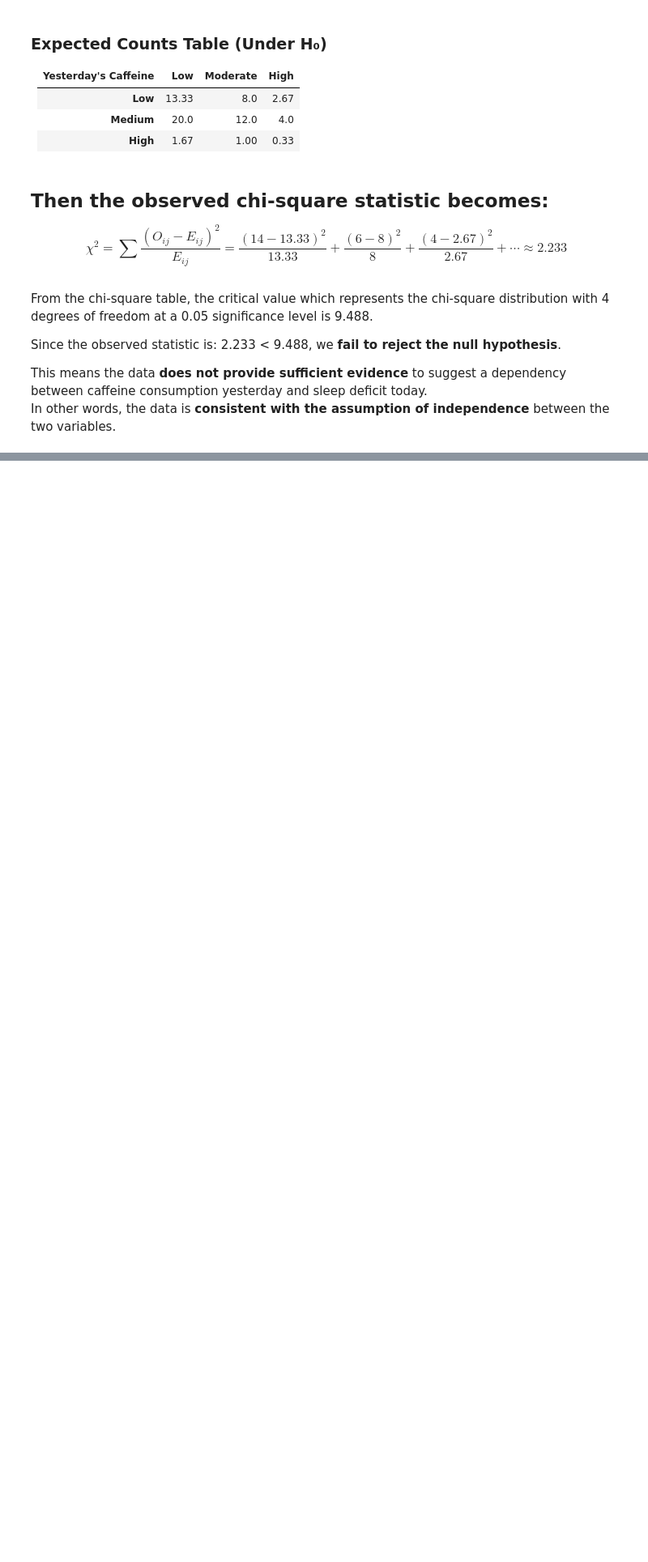
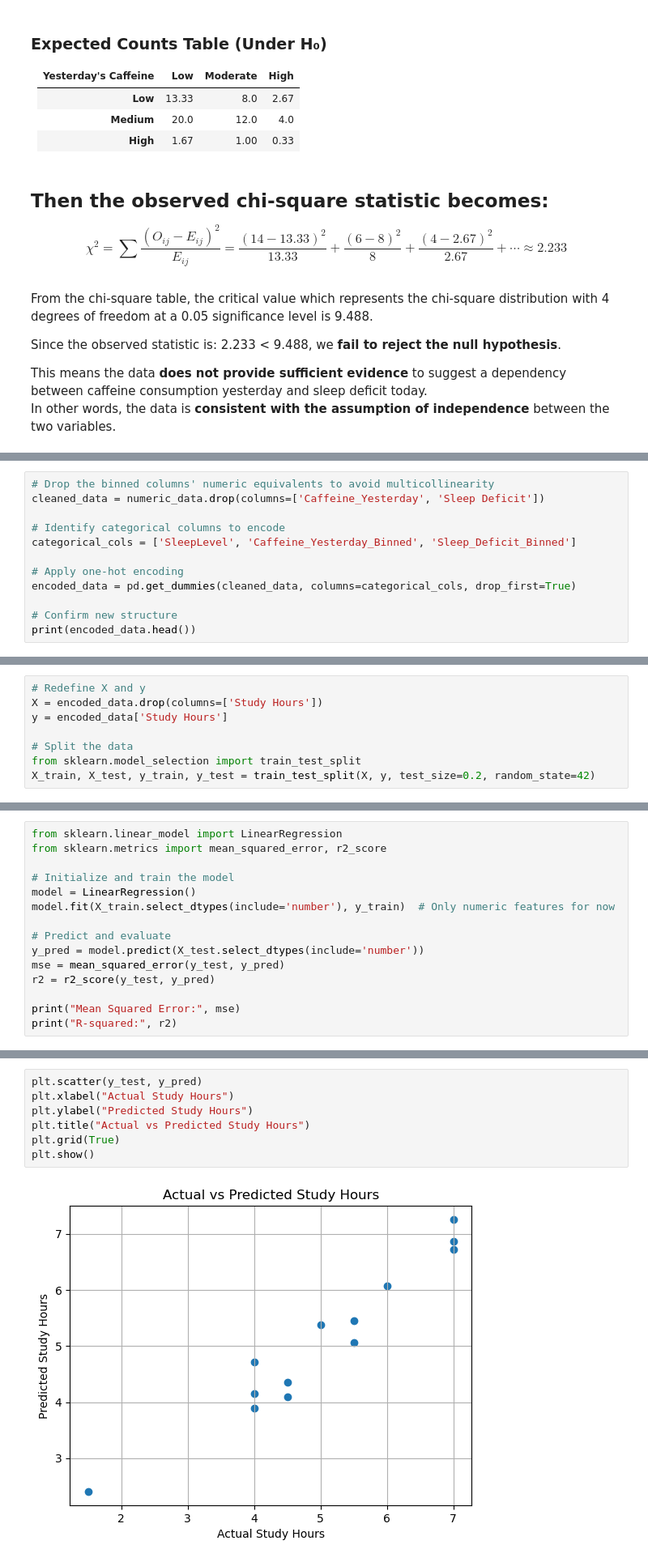
Before and after one commit to emrecavus1/Emre-Cavus-DSA-210-Project, a Jupyter notebook: DSA 210 Project.ipynb, the cells around one changed output, grey strips where cells are left out. Shown at 81% size. Saved outputs shown, nothing was run; the diff lists cells and outputs as text; blank space fills up the shorter version.

Commit message:
Initialized ML steps

```diff
--- a/DSA 210 Project.ipynb
+++ b/DSA 210 Project.ipynb
@@ -444,0 +457,12 @@ In other words, the data is **consistent with the assumption of independence** b
+# %%
+# Drop the binned columns' numeric equivalents to avoid multicollinearity
+cleaned_data = numeric_data.drop(columns=['Caffeine_Yesterday', 'Sleep Deficit'])
+
+# Identify categorical columns to encode
+categorical_cols = ['SleepLevel', 'Caffeine_Yesterday_Binned', 'Sleep_Deficit_Binned']
+
+# Apply one-hot encoding
+encoded_data = pd.get_dummies(cleaned_data, columns=categorical_cols, drop_first=True)
+
+# Confirm new structure
+print(encoded_data.head())
@@ -444,0 +489,8 @@ In other words, the data is **consistent with the assumption of independence** b
+# %%
+# Redefine X and y
+X = encoded_data.drop(columns=['Study Hours'])
+y = encoded_data['Study Hours']
+
+# Split the data
+from sklearn.model_selection import train_test_split
+X_train, X_test, y_train, y_test = train_test_split(X, y, test_size=0.2, random_state=42)
@@ -444,0 +500,15 @@ In other words, the data is **consistent with the assumption of independence** b
+# %%
+from sklearn.linear_model import LinearRegression
+from sklearn.metrics import mean_squared_error, r2_score
+
+# Initialize and train the model
+model = LinearRegression()
+model.fit(X_train.select_dtypes(include='number'), y_train)  # Only numeric features for now
+
+# Predict and evaluate
+y_pred = model.predict(X_test.select_dtypes(include='number'))
+mse = mean_squared_error(y_test, y_pred)
+r2 = r2_score(y_test, y_pred)
+
+print("Mean Squared Error:", mse)
+print("R-squared:", r2)
@@ -444,0 +521,9 @@ In other words, the data is **consistent with the assumption of independence** b
+# %%
+plt.scatter(y_test, y_pred)
+plt.xlabel("Actual Study Hours")
+plt.ylabel("Predicted Study Hours")
+plt.title("Actual vs Predicted Study Hours")
+plt.grid(True)
+plt.show()
+# %% [output]
+[figure, added]
```
Also changed, not shown: parts of 13 cells of this notebook.
